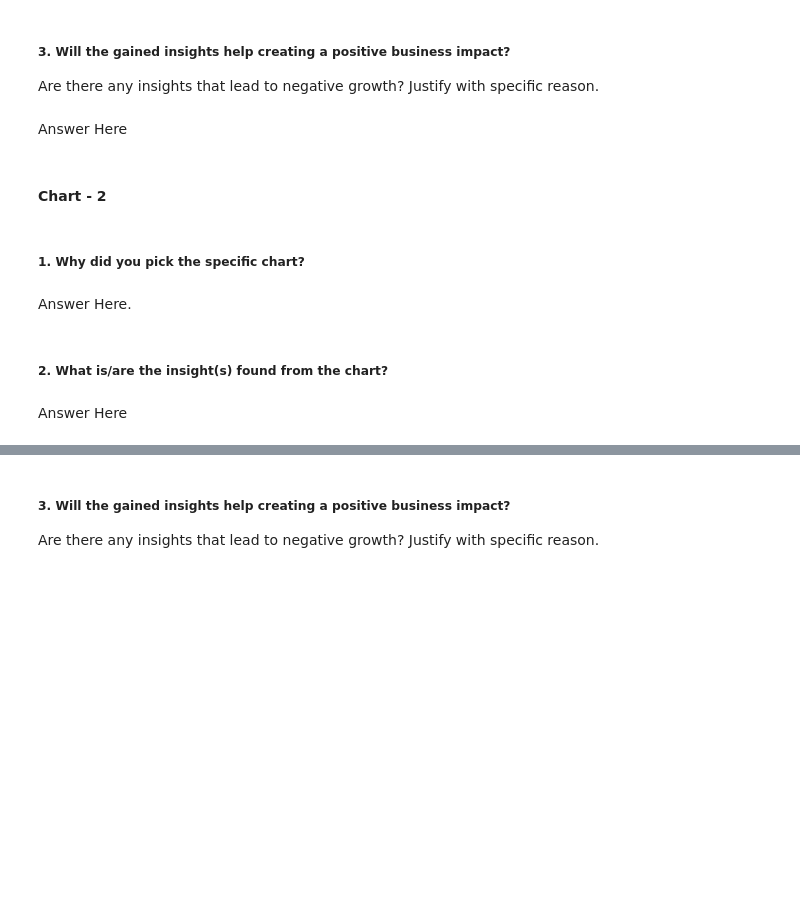
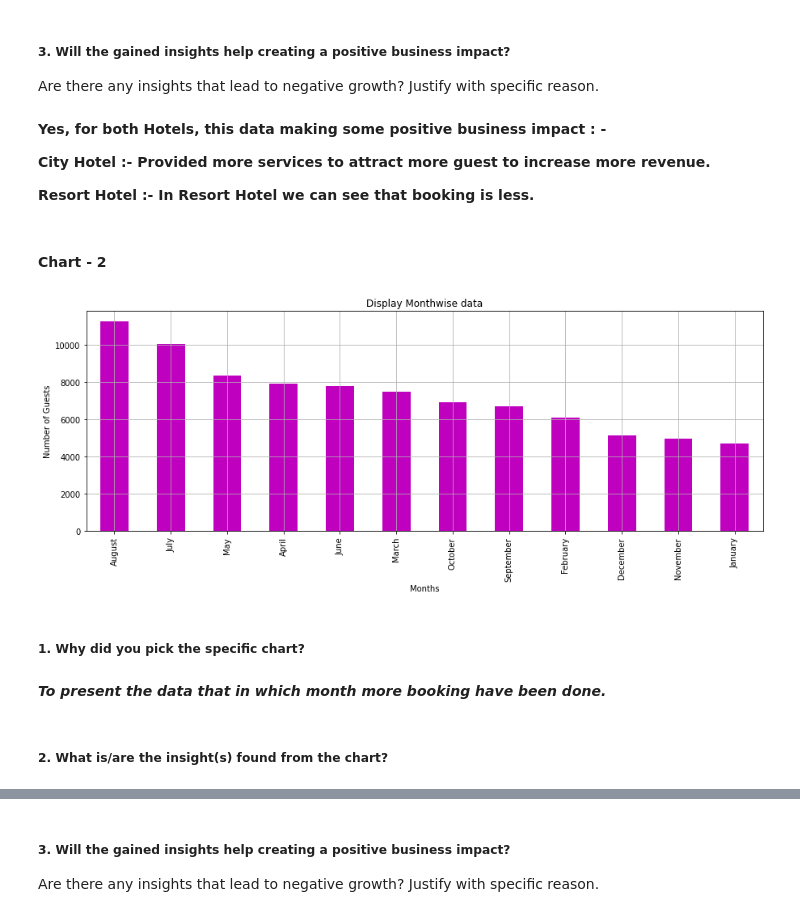
Before and after one commit to akshayghuge777/Hotel_Booking_Analysis., a Jupyter notebook: Akshay_Hotel_Booking_Analysis.ipynb, the cells around one changed output, grey strips where cells are left out. Cells and saved outputs as stored; diff of their text form; code cells hidden in the pictures; blank space fills up the shorter version.

```diff
--- a/Akshay_Hotel_Booking_Analysis.ipynb
+++ b/Akshay_Hotel_Booking_Analysis.ipynb
@@ -641,7 +658,11 @@ Answer Here
 # %% [markdown]
 ##### 3. Will the gained insights help creating a positive business impact?
 Are there any insights that lead to negative growth? Justify with specific reason.
-# %% [markdown]
-Answer Here
+# %% [markdown]
+**Yes, for both Hotels, this data making some positive business impact : -**
+
+**City Hotel :- Provided more services to attract more guest to increase more revenue.**
+
+**Resort Hotel :- In Resort Hotel we can see that booking is less.**
 # %% [markdown]
 #### Chart - 2
@@ -650,8 +669,16 @@ Answer Here
+# %%
+# Chart - 2 visualization code
+month_wise_data= Hotel_data_df_1['arrival_date_month'].value_counts()
+plt.figure(figsize=(15,5))
+month_wise_data.plot(kind = "bar",color='m',grid=True)
+plt.title('Display Monthwise data')
+plt.xlabel('Months')
+plt.ylabel('Number of Guests');
+# %% [output]
+[figure, added]
 # %% [markdown]
 ##### 1. Why did you pick the specific chart?
-# %% [markdown]
-Answer Here.
+# %% [markdown]
+***To present the data that in which month more booking have been done.***
 # %% [markdown]
 ##### 2. What is/are the insight(s) found from the chart?
-# %% [markdown]
-Answer Here
```
Also changed, not shown: parts of 19 cells of this notebook.
